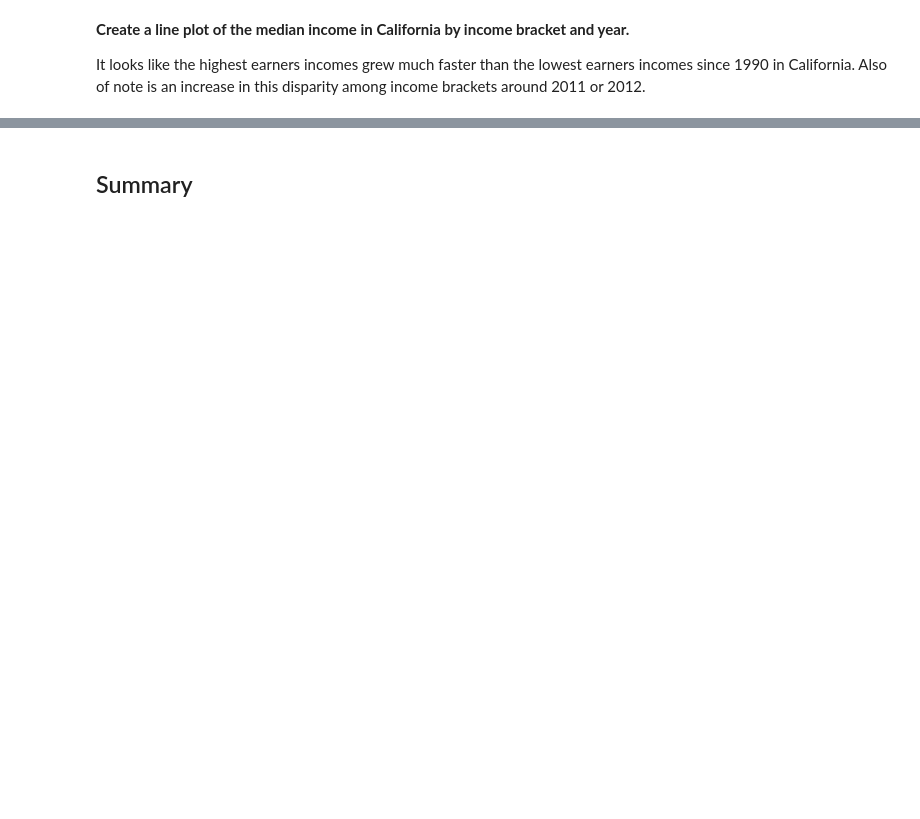
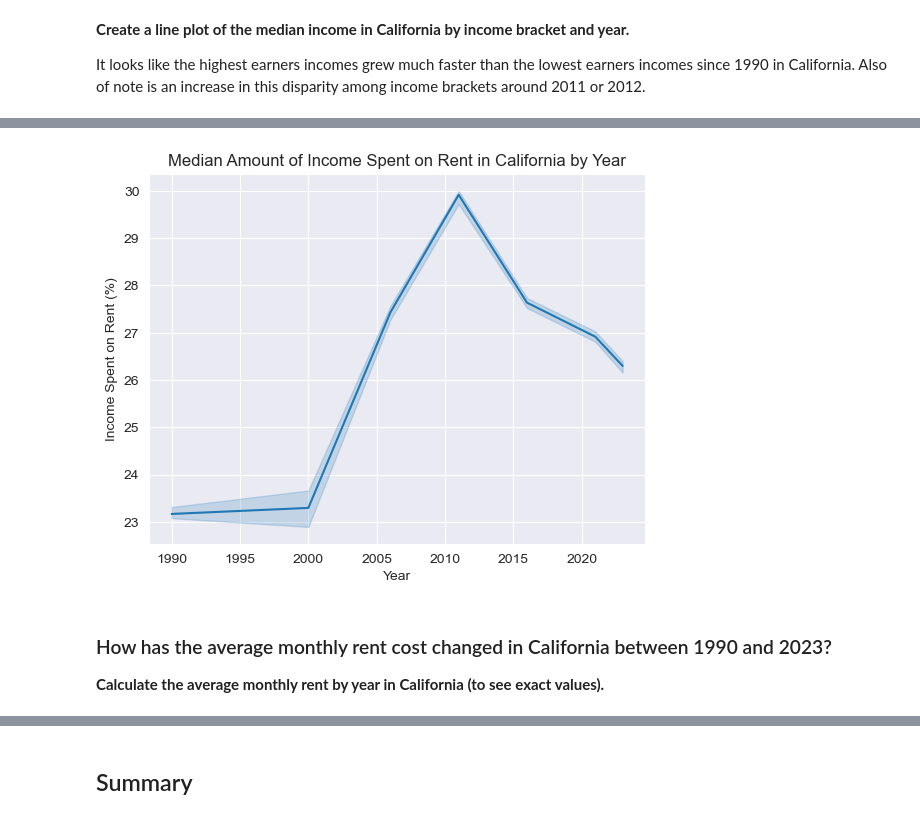
Before and after one commit to dpc43/Data271Project, a Jupyter notebook: Final_Project_Main_HC.ipynb, the cells around one changed output, grey strips where cells are left out. Cells and saved outputs as stored; diff of their text form; code cells hidden in the pictures; blank space fills up the shorter version.

```diff
--- a/Final_Project_Main_HC.ipynb
+++ b/Final_Project_Main_HC.ipynb
@@ -938,0 +996,2 @@ plt.show()
+# %%
+hh_income_and_rent_data = census_data[(census_data['ownershp'] == 2)]
@@ -938,0 +1000,2 @@ plt.show()
+# %%
+hh_income_and_rent_data = hh_income_and_rent_data[hh_income_and_rent_data['hh_income'] != 9999999]
@@ -938,0 +1004,3 @@ plt.show()
+# %%
+hh_income_and_rent_data['annual_rent'] = hh_income_and_rent_data['rent']*12
+hh_income_and_rent_data['rent_income'] = (hh_income_and_rent_data['annual_rent'] / hh_income_and_rent_data['hh_income'])*100
@@ -938,0 +1009,4 @@ plt.show()
+# %%
+hh_income_and_rent_data = hh_income_and_rent_data.dropna(subset=['rent_income'])
+hh_income_and_rent_data = hh_income_and_rent_data[~np.isinf(hh_income_and_rent_data['rent_income'])]
+hh_income_and_rent_data = hh_income_and_rent_data[hh_income_and_rent_data['rent_income'] != 0]
@@ -938,0 +1017,13 @@ plt.show()
+# %%
+sns.lineplot(data=hh_income_and_rent_data, x='year', y='rent_income', estimator = np.median)
+
+plt.xlabel("Year")
+plt.ylabel("Income Spent on Rent (%)")
+plt.title("Median Amount of Income Spent on Rent in California by Year")
+plt.show()
+# %% [output]
+[figure, added]
+# %% [markdown]
+### How has the average monthly rent cost changed in California between 1990 and 2023?
+
+**Calculate the average monthly rent by year in California (to see exact values).**
```
Also changed, not shown: parts of 29 cells of this notebook.
